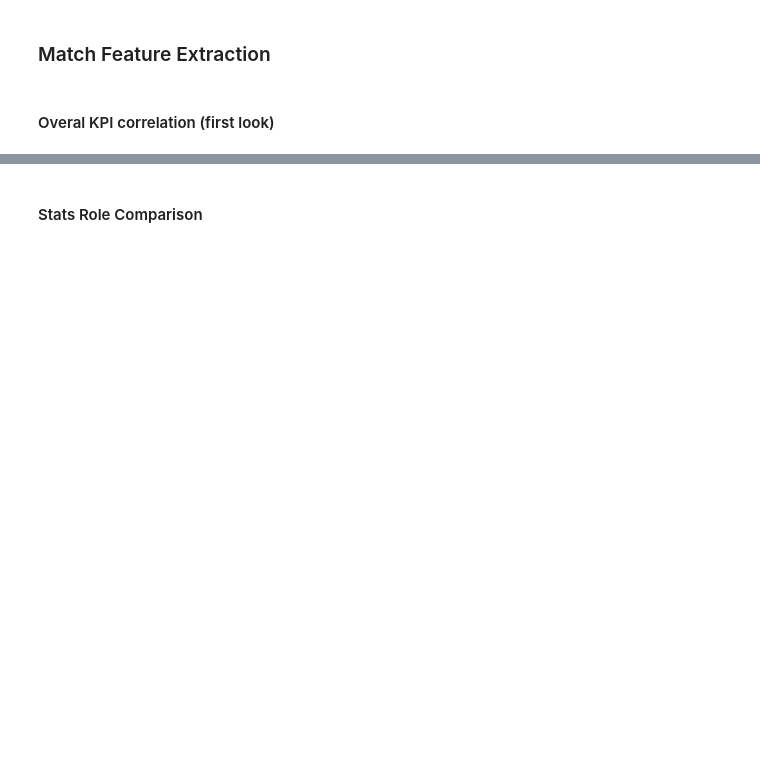
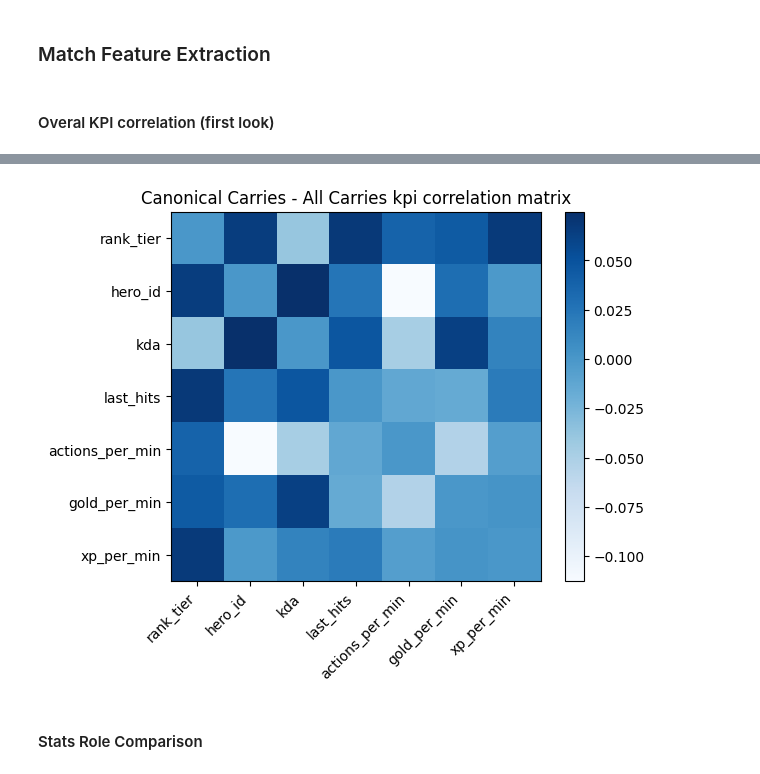
Before and after one commit to batukav/mmr-predictor, a Jupyter notebook: src/mongo_match_eda.ipynb, the cells around one changed output, grey strips where cells are left out. Saved outputs shown, nothing was run; the diff lists cells and outputs as text; code cells hidden in the pictures; blank space fills up the shorter version.

```diff
--- a/src/mongo_match_eda.ipynb
+++ b/src/mongo_match_eda.ipynb
@@ -390,3 +491,38 @@ plt.show()
+# %%
+# The differences are small but so our sample size
+
+df_canonical_carries = get_kpis_by_hero_ids(canonical_carry_ids)
+matrix_canonical_carries = df_canonical_carries.corr()
+
+df_all_carries = get_kpis_by_role(Role.CARRY)
+matrix_all_carries = df_all_carries.corr()
+
+matrix = matrix_canonical_carries - matrix_all_carries
+
+# plt.figure(figsize=(10, 6))
+
+# plotting correlation matrix
+plt.imshow(matrix, cmap='Blues')
+
+# adding colorbar
+plt.colorbar()
+
+# extracting variable names
+variables = []
+for i in matrix.columns:
+    variables.append(i)
+
+# Adding labels to the matrix
+plt.xticks(range(len(matrix)), variables, rotation=45, ha='right')
+plt.yticks(range(len(matrix)), variables)
+
+plt.title(f'Canonical Carries - All Carries kpi correlation matrix')
+
+# Display the plot
+# plt.tight_layout()
+plt.show()
+# %% [output]
+[figure, added]
 # %% [markdown]
 #### Stats Role Comparison
 # %%
```
Also changed, not shown: parts of 19 cells of this notebook.
